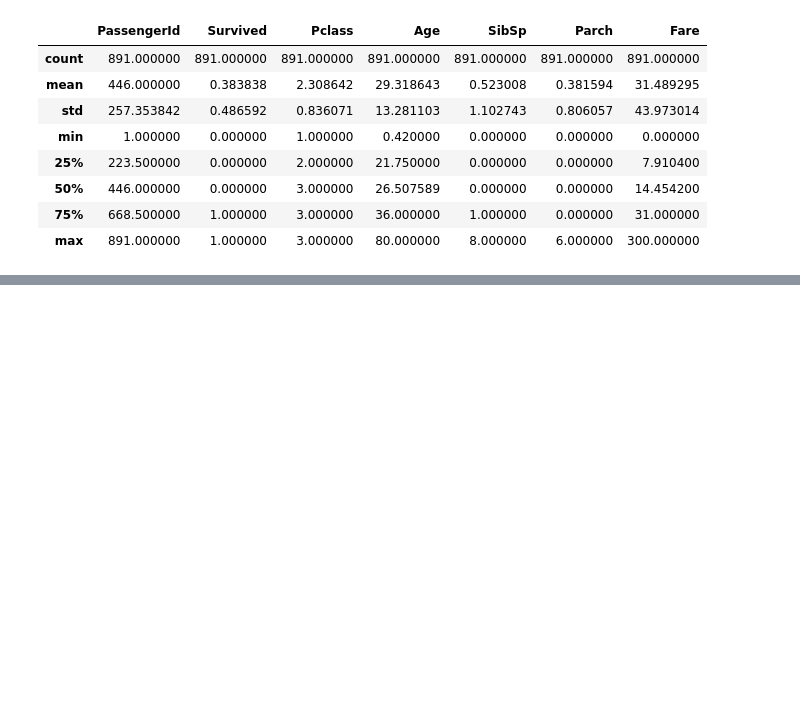
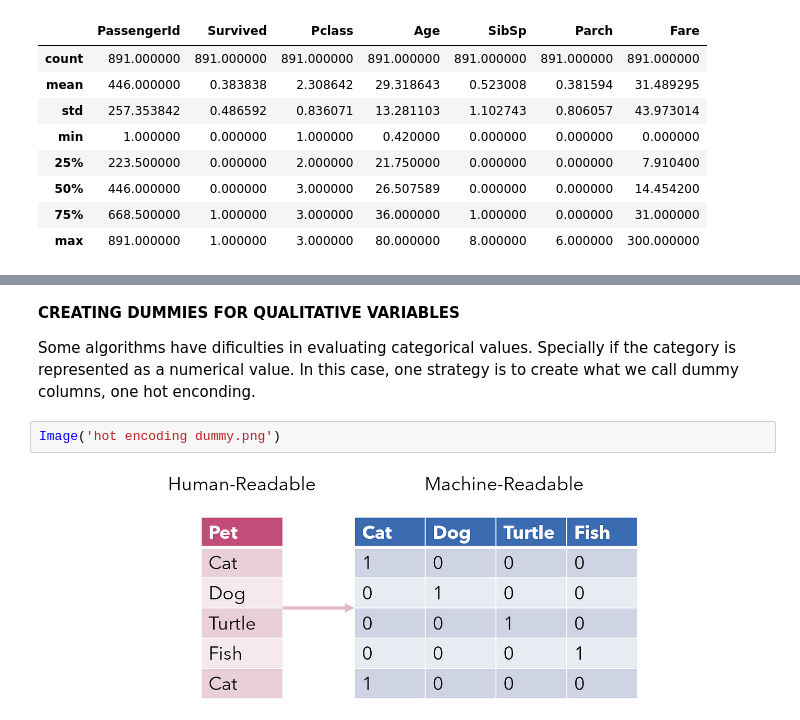
Before and after one commit to LucasGalanti/titanic_ML, a Jupyter notebook: titanic_prediction.ipynb, the cells around one changed output, grey strips where cells are left out. Cells and saved outputs as stored; diff of their text form; blank space fills up the shorter version.

```diff
--- a/titanic_prediction.ipynb
+++ b/titanic_prediction.ipynb
@@ -333,0 +361,10 @@ titanic.describe()
+# %% [markdown]
+**CREATING DUMMIES FOR QUALITATIVE VARIABLES**
+
+Some algorithms have dificulties in evaluating categorical values.
+Specially if the category is represented as a numerical value.
+In this case, one strategy is to create what we call dummy columns, one hot enconding.
+# %%
+Image('hot encoding dummy.png')
+# %% [output]
+[figure, added]
```
Also changed, not shown: parts of 24 cells of this notebook, 1 other file.
